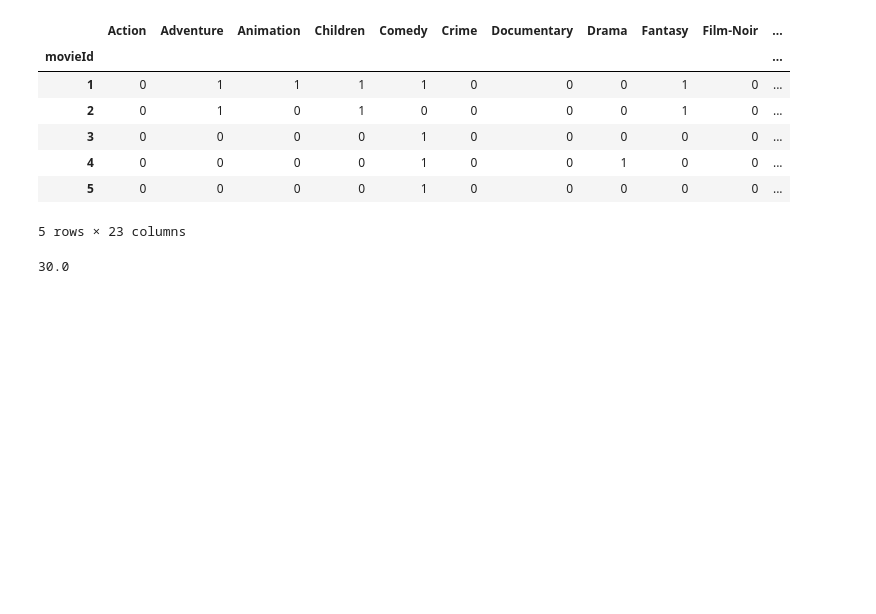
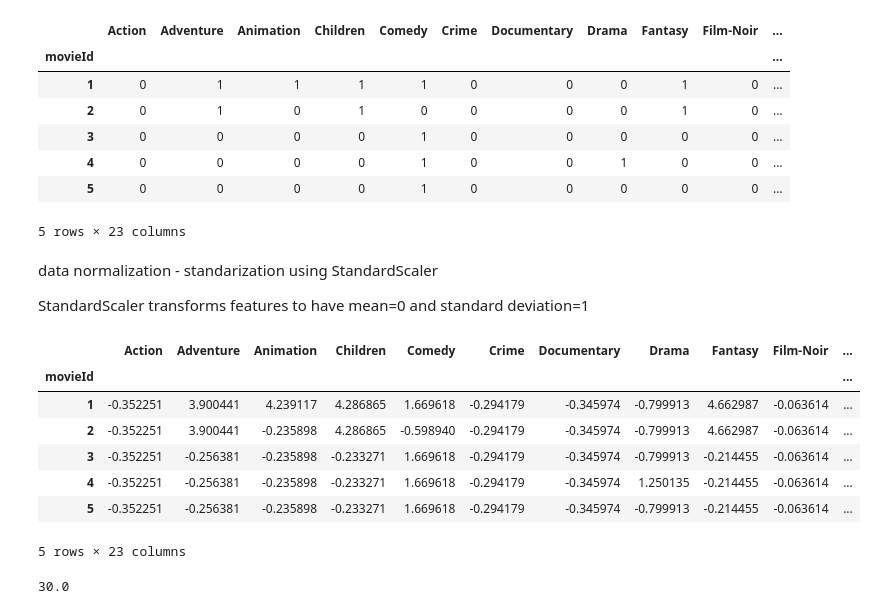
Before and after one commit to Fazill2/data-mining-project, a Jupyter notebook: notebooks/exploratory_analysis.ipynb, the cells around one changed output. Saved outputs shown, nothing was run; the diff lists cells and outputs as text; code cells hidden in the pictures; blank space fills up the shorter version.

```diff
--- a/notebooks/exploratory_analysis.ipynb
+++ b/notebooks/exploratory_analysis.ipynb
@@ -155,6 +156,30 @@ movie_rec_df.head()
 | 4 | 0 | 0 | 0 | 0 | 1 | 0 | 0 | 1 | 0 | 0 | ... |
 | 5 | 0 | 0 | 0 | 0 | 1 | 0 | 0 | 0 | 0 | 0 | ... |
 5 rows × 23 columns
+# %% [markdown]
+data normalization - standarization using StandardScaler
+
+StandardScaler transforms features to have mean=0 and standard deviation=1
+# %%
+# Create a copy of dataframe for normalization
+movie_rec_df_normalized = movie_rec_df.copy()
+
+# Apply StandardScaler to all feature columns (genres)
+scaler = StandardScaler()
+feature_columns = genres + ['low_rating', 'medium_rating', 'high_rating']
+movie_rec_df_normalized[feature_columns] = scaler.fit_transform(movie_rec_df[feature_columns])
+
+# Display normalized data
+movie_rec_df_normalized.head()
+# %% [output]
+|  | Action | Adventure | Animation | Children | Comedy | Crime | Documentary | Drama | Fantasy | Film-Noir | ... |
+| movieId |  |  |  |  |  |  |  |  |  |  | ... |
+| 1 | -0.352251 | 3.900441 | 4.239117 | 4.286865 | 1.669618 | -0.294179 | -0.345974 | -0.799913 | 4.662987 | -0.063614 | ... |
+| 2 | -0.352251 | 3.900441 | -0.235898 | 4.286865 | -0.598940 | -0.294179 | -0.345974 | -0.799913 | 4.662987 | -0.063614 | ... |
+| 3 | -0.352251 | -0.256381 | -0.235898 | -0.233271 | 1.669618 | -0.294179 | -0.345974 | -0.799913 | -0.214455 | -0.063614 | ... |
+| 4 | -0.352251 | -0.256381 | -0.235898 | -0.233271 | 1.669618 | -0.294179 | -0.345974 | 1.250135 | -0.214455 | -0.063614 | ... |
+| 5 | -0.352251 | -0.256381 | -0.235898 | -0.233271 | 1.669618 | -0.294179 | -0.345974 | -0.799913 | -0.214455 | -0.063614 | ... |
+5 rows × 23 columns
 # %%
 test_user_id = 1
 test_user_ratings = ratings_df[ratings_df['userId'] == test_user_id].drop(columns=['userId'])
```
Also changed, not shown: parts of 5 cells of this notebook.
